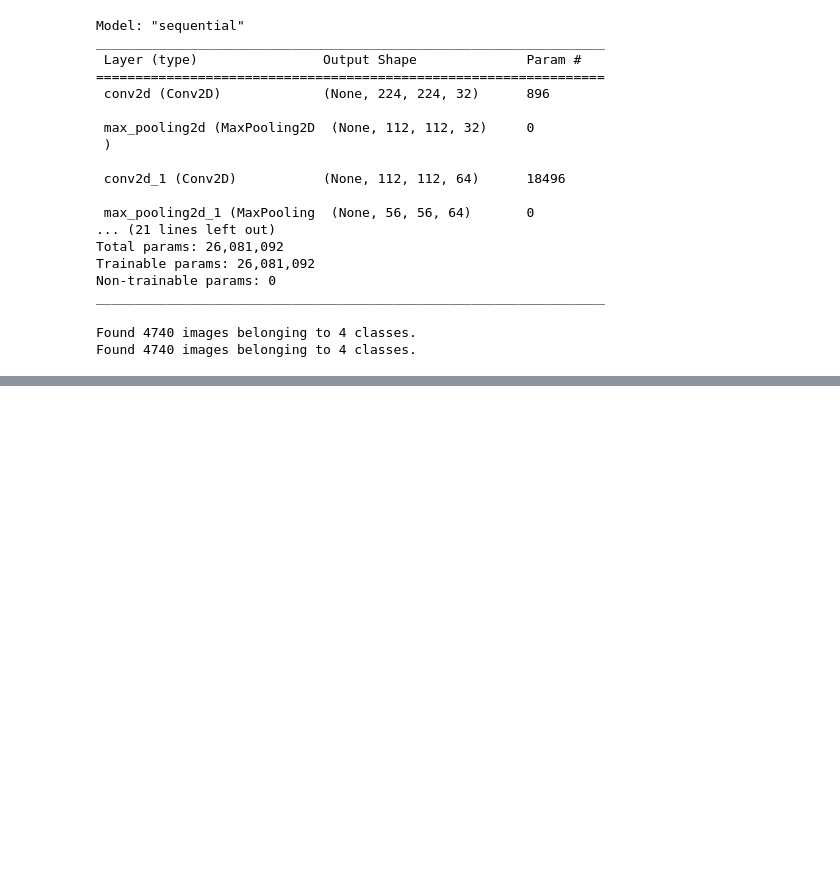
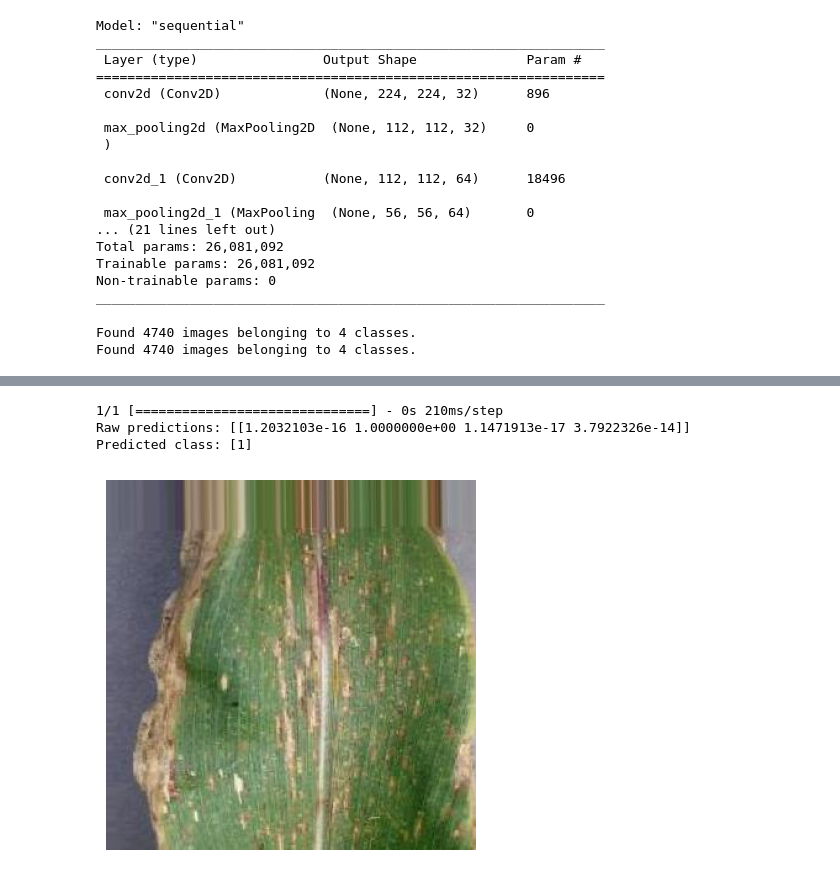
Before and after one commit to CornLab-Bangkit/ml_model_syahrul, a Jupyter notebook: train_data1.ipynb, the cells around one changed output, grey strips where cells are left out. Saved outputs shown, nothing was run; the diff lists cells and outputs as text; code cells hidden in the pictures; blank space fills up the shorter version.

```diff
--- a/train_data1.ipynb
+++ b/train_data1.ipynb
@@ -396,0 +517,22 @@ Detected at node 'sequential/conv2d/Relu' defined at (most recent call last):
+# %%
+from tensorflow.keras.preprocessing import image  # If using TensorFlow 2.x
+import numpy as np
+
+img_path = r'data\Gray_Leaf_Spot\Corn_Gray_Spot (574).jpg'
+predicted_class = predict_disease(img_path)
+print(f'Predicted class: {predicted_class}')
+# %% [output]
+1/1 [==============================] - 0s 210ms/step
+Raw predictions: [[1.2032103e-16 1.0000000e+00 1.1471913e-17 3.7922326e-14]]
+Predicted class: [1]
+# %%
+import matplotlib.pyplot as plt
+def display_image(img_path):
+    img = image.load_img(img_path)
+    plt.imshow(img)
+    plt.axis('off')
+    plt.show()
+
+display_image(img_path)
+# %% [output]
+[figure, added]
```
Also changed, not shown: parts of 13 cells of this notebook, 3 other files.
